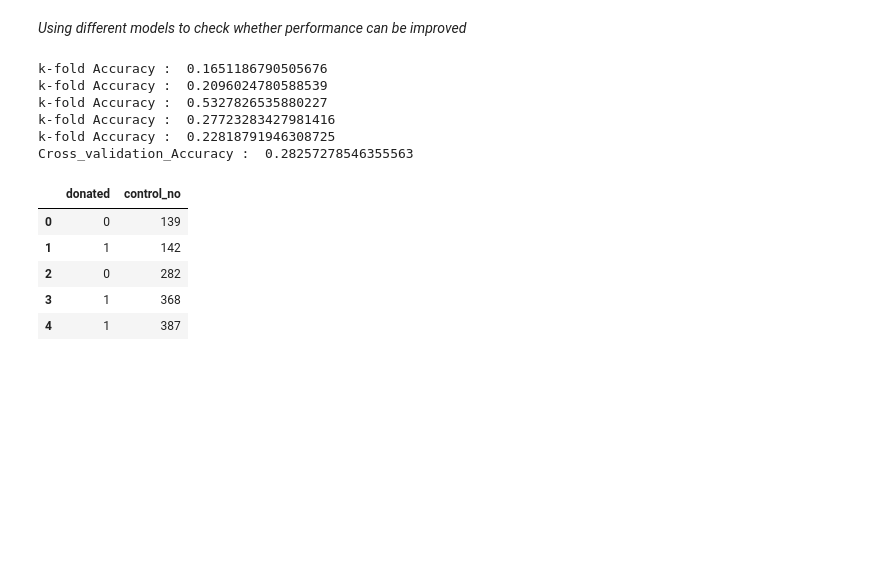
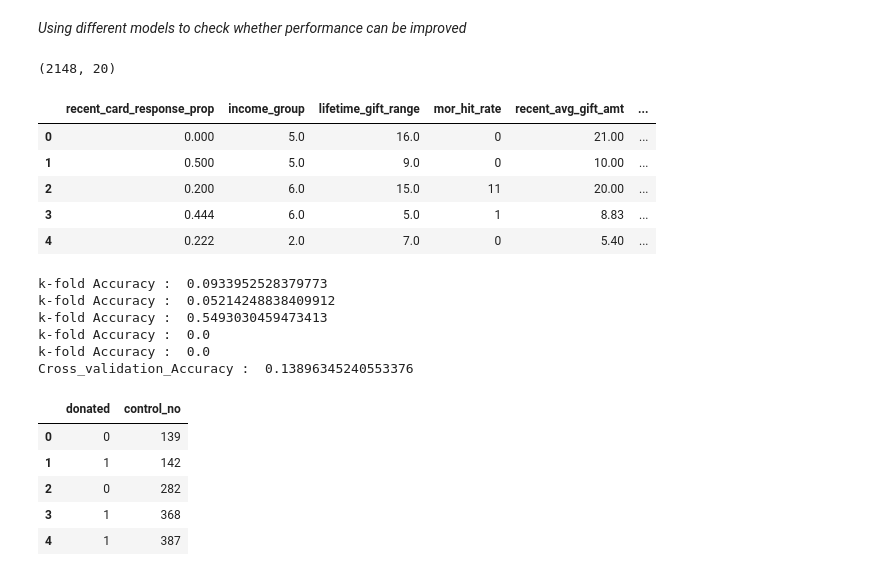
Before and after one commit to jindukwentua/Applying-Machine-Learning-to-Charity-donations, a Jupyter notebook: notebook/classification_model.ipynb, the cells around one changed output. Cells and saved outputs as stored; diff of their text form; code cells hidden in the pictures; blank space fills up the shorter version.

```diff
--- a/notebook/classification_model.ipynb
+++ b/notebook/classification_model.ipynb
@@ -911,6 +915,19 @@ Standard deviation of the cross validation scores is 0.08197575297258407
 *Using different models to check whether performance can be improved*
 # %%
 X_test_cat_encoded = X_test_cat_encoded[dc_impo_df.index]
+# %%
+X_test_cat_encoded.shape
+# %% [output]
+(2148, 20)
+# %%
+X_test_cat_encoded.head()
+# %% [output]
+|  | recent_card_response_prop | income_group | lifetime_gift_range | mor_hit_rate | recent_avg_gift_amt | ... |
+| 0 | 0.000 | 5.0 | 16.0 | 0 | 21.00 | ... |
+| 1 | 0.500 | 5.0 | 9.0 | 0 | 10.00 | ... |
+| 2 | 0.200 | 6.0 | 15.0 | 11 | 20.00 | ... |
+| 3 | 0.444 | 6.0 | 5.0 | 1 | 8.83 | ... |
+| 4 | 0.222 | 2.0 | 7.0 | 0 | 5.40 | ... |
 # %%
 y__ =  y.copy()
 total_test_set_prediction = []
@@ -918,7 +935,7 @@ kf = KFold(n_splits=5, random_state=False, shuffle=False)
 for train_index, test_index in kf.split(X):
     X_train, X_test = X.iloc[train_index], X.iloc[test_index]
     y_train, y_test = y.iloc[train_index], y.iloc[test_index]
-    model = DecisionTreeClassifier(criterion = 'gini', max_depth = 20, min_samples_leaf = 100, random_state=42)
+    model = DecisionTreeClassifier(criterion = 'entropy', max_depth = 2, min_samples_leaf = 5, random_state=101)
 
     # fit the model
     model.fit(X_train, y_train)
@@ -936,12 +953,12 @@ test_pred_array_T = test_pred_array.transpose()
 final_test_pred  = mode(test_pred_array_T,1)[0]
 final_test_pred = final_test_pred.reshape((-1))
 # %% [output]
-k-fold Accuracy :  0.1651186790505676
-k-fold Accuracy :  0.2096024780588539
-k-fold Accuracy :  0.5327826535880227
-k-fold Accuracy :  0.27723283427981416
-k-fold Accuracy :  0.22818791946308725
-Cross_validation_Accuracy :  0.28257278546355563
+k-fold Accuracy :  0.0933952528379773
+k-fold Accuracy :  0.05214248838409912
+k-fold Accuracy :  0.5493030459473413
+k-fold Accuracy :  0.0
+k-fold Accuracy :  0.0
+Cross_validation_Accuracy :  0.13896345240553376
 # %%
 predicted_donors = pd.DataFrame()
 predicted_donors['donated'] = final_test_pred
```
Also changed, not shown: parts of 34 cells of this notebook, 6 other files.
